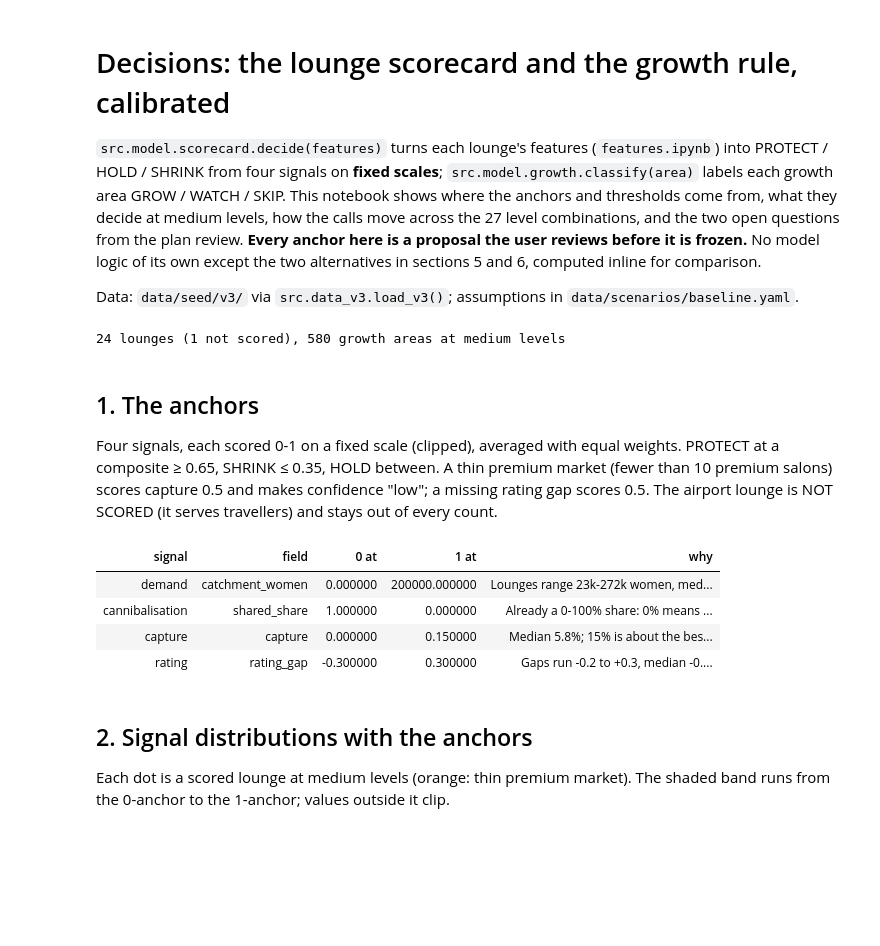
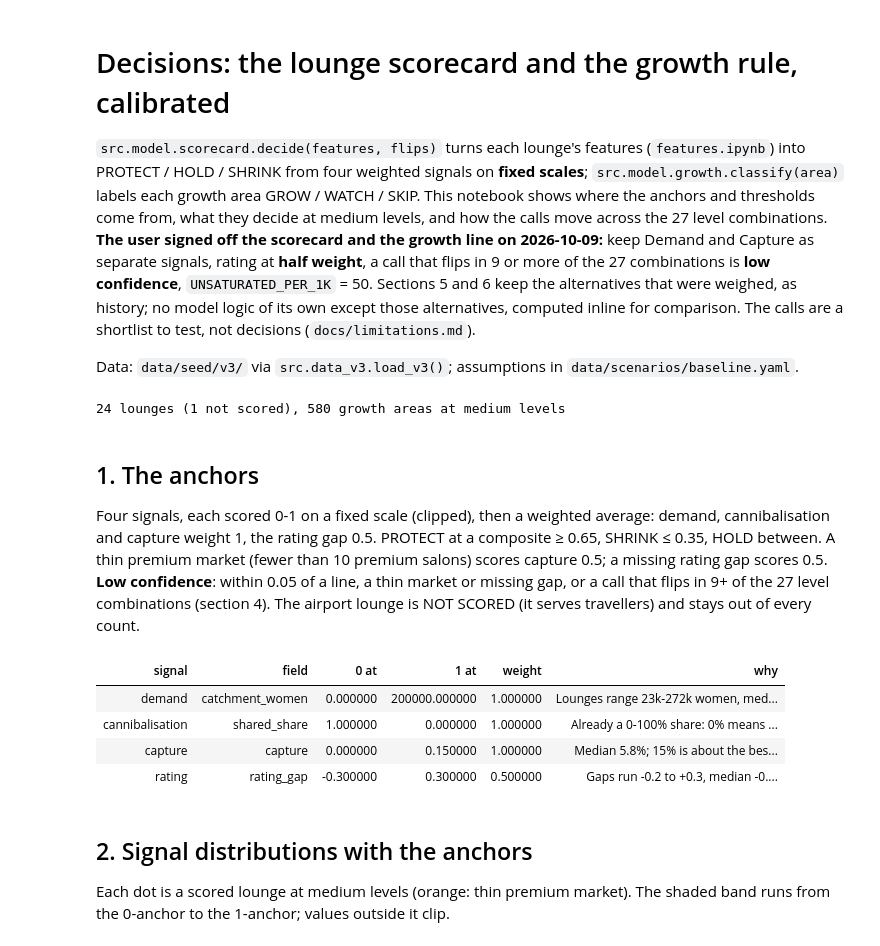
Before and after one commit to thenomadlad/2pz-ai-case-study, a Jupyter notebook: notebooks/decisions.ipynb, the cells around one changed output. Cells and saved outputs as stored; diff of their text form; code cells hidden in the pictures; blank space fills up the shorter version.

```diff
--- a/notebooks/decisions.ipynb
+++ b/notebooks/decisions.ipynb
@@ -1,13 +1,16 @@
 # %% [markdown]
 # Decisions: the lounge scorecard and the growth rule, calibrated
 
-`src.model.scorecard.decide(features)` turns each lounge's features (`features.ipynb`) into
-PROTECT / HOLD / SHRINK from four signals on **fixed scales**; `src.model.growth.classify(area)`
+`src.model.scorecard.decide(features, flips)` turns each lounge's features (`features.ipynb`) into
+PROTECT / HOLD / SHRINK from four weighted signals on **fixed scales**; `src.model.growth.classify(area)`
 labels each growth area GROW / WATCH / SKIP. This notebook shows where the anchors and thresholds
-come from, what they decide at medium levels, how the calls move across the 27 level combinations,
-and the two open questions from the plan review. **Every anchor here is a proposal the user
-reviews before it is frozen.** No model logic of its own except the two alternatives in sections
-5 and 6, computed inline for comparison.
+come from, what they decide at medium levels, and how the calls move across the 27 level
+combinations. **The user signed off the scorecard and the growth line on 2026-10-09:** keep Demand
+and Capture as separate signals, rating at **half weight**, a call that flips in 9 or more of the 27
+combinations is **low confidence**, `UNSATURATED_PER_1K` = 50. Sections 5 and 6 keep the
+alternatives that were weighed, as history; no model logic of its own except those alternatives,
+computed inline for comparison. The calls are a shortlist to test, not decisions
+(`docs/limitations.md`).
 
 Data: `data/seed/v3/` via `src.data_v3.load_v3()`; assumptions in `data/scenarios/baseline.yaml`.
 # %%
@@ -59,18 +63,20 @@ print(f"{len(F)} lounges ({F.not_scored.sum()} not scored), {len(AR)} growth are
 # %% [markdown]
 ## 1. The anchors
 
-Four signals, each scored 0-1 on a fixed scale (clipped), averaged with equal weights.
-PROTECT at a composite ≥ 0.65, SHRINK ≤ 0.35, HOLD between. A thin premium market (fewer than 10
-premium salons) scores capture 0.5 and makes confidence "low"; a missing rating gap scores 0.5.
-The airport lounge is NOT SCORED (it serves travellers) and stays out of every count.
+Four signals, each scored 0-1 on a fixed scale (clipped), then a weighted average: demand,
+cannibalisation and capture weight 1, the rating gap 0.5. PROTECT at a composite ≥ 0.65, SHRINK
+≤ 0.35, HOLD between. A thin premium market (fewer than 10 premium salons) scores capture 0.5; a
+missing rating gap scores 0.5. **Low confidence**: within 0.05 of a line, a thin market or missing
+gap, or a call that flips in 9+ of the 27 level combinations (section 4). The airport lounge is NOT
+SCORED (it serves travellers) and stays out of every count.
 # %%
-pd.DataFrame([{"signal": s.name, "field": s.field, "0 at": s.worst, "1 at": s.best, "why": s.why} for s in SIGNALS]).style.hide(axis="index")
+pd.DataFrame([{"signal": s.name, "field": s.field, "0 at": s.worst, "1 at": s.best, "weight": s.weight, "why": s.why} for s in SIGNALS]).style.hide(axis="index")
 # %% [output]
-| signal | field | 0 at | 1 at | why |
-| demand | catchment_women | 0.000000 | 200000.000000 | Lounges range 23k-272k women, med... |
-| cannibalisation | shared_share | 1.000000 | 0.000000 | Already a 0-100% share: 0% means ... |
-| capture | capture | 0.000000 | 0.150000 | Median 5.8%; 15% is about the bes... |
-| rating | rating_gap | -0.300000 | 0.300000 | Gaps run -0.2 to +0.3, median -0.... |
+| signal | field | 0 at | 1 at | weight | why |
+| demand | catchment_women | 0.000000 | 200000.000000 | 1.000000 | Lounges range 23k-272k women, med... |
+| cannibalisation | shared_share | 1.000000 | 0.000000 | 1.000000 | Already a 0-100% share: 0% means ... |
+| capture | capture | 0.000000 | 0.150000 | 1.000000 | Median 5.8%; 15% is about the bes... |
+| rating | rating_gap | -0.300000 | 0.300000 | 0.500000 | Gaps run -0.2 to +0.3, median -0.... |
 # %% [markdown]
 ## 2. Signal distributions with the anchors
 
```
Also changed, not shown: parts of 18 cells of this notebook, 3 other files.
